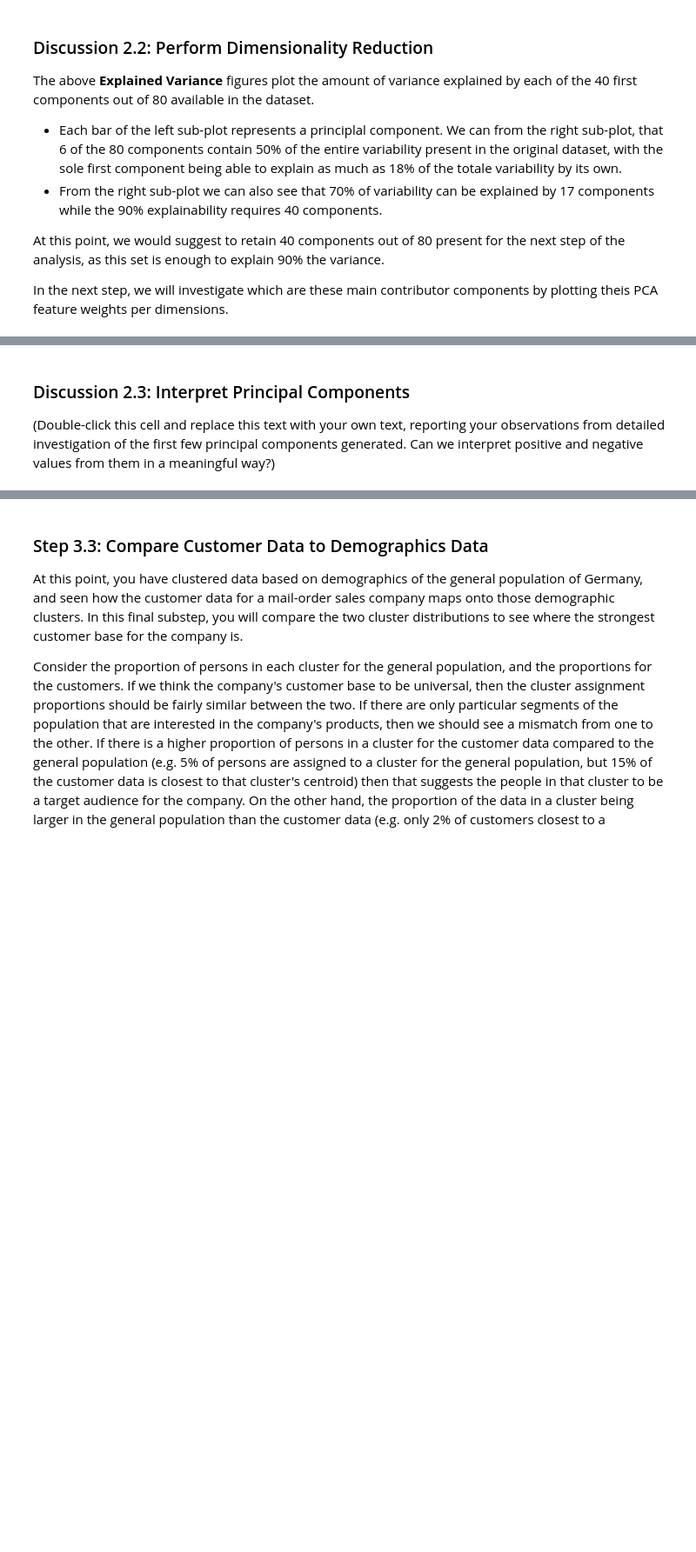
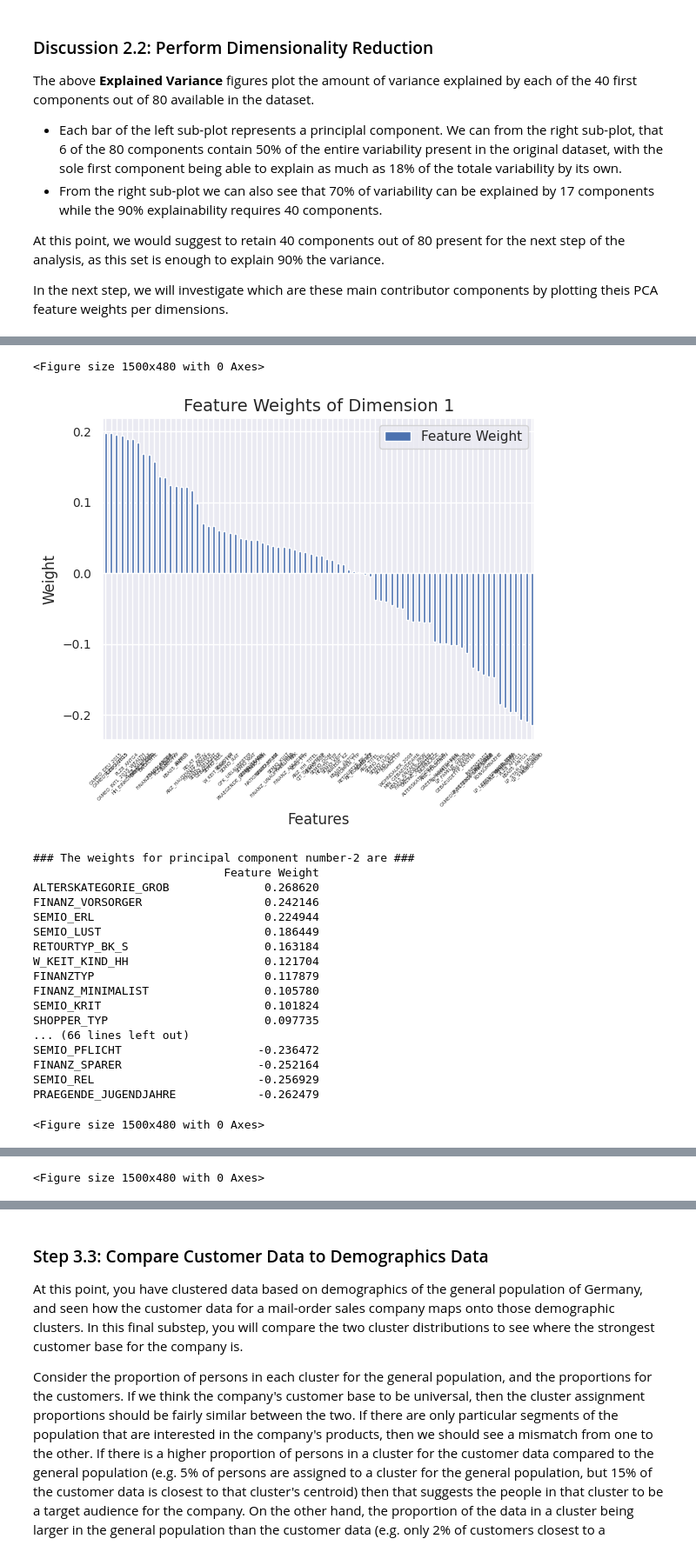
Before and after one commit to fab7/LESSONS-Unsupervised-Learning, a Jupyter notebook: project/Identify_Customer_Segments.ipynb, the cells around one changed output, grey strips where cells are left out. Shown at 87% size. Saved outputs shown, nothing was run; the diff lists cells and outputs as text; code cells hidden in the pictures; blank space fills up the shorter version.

```diff
--- a/project/Identify_Customer_Segments.ipynb
+++ b/project/Identify_Customer_Segments.ipynb
@@ -1104,7 +1119,7 @@ data_raw = pd.read_csv('./Udacity_AZDIAS_Subset.csv', sep=';')
 # Reload the feature summary file
 info_raw = pd.read_csv('./AZDIAS_Feature_Summary.csv', sep=';')
 
-data, info = clean_data(data_raw, info_raw)
+data, info = clean_data(data_raw, info_raw, verbose=1)
 
 nan_test = data.isna()
 if nan_test.sum().sum() != 0:
@@ -1281,12 +1313,13 @@ def plot_pca_results(dataset, pca, dim, verbose=0):
     # Extract the weights of dimension 'd'
     weights_dim = feature_weights[dim-1]
 
-    # Take the absolute values of the weights
-    abs_weights = abs(weights_dim)
+    # If you'd prefer the absolute values of the weights
+    if 0:
+        weights_dim = abs(weights_dim)
 
     # Create a dataframe with the feature weights of dimension 'd'
     feature_names = data_ss.columns
-    df_weights_dim = pd.DataFrame(data=abs_weights,
+    df_weights_dim = pd.DataFrame(data=weights_dim,
                                   columns=['Feature Weight'],
                                   index=feature_names)
 
@@ -1295,34 +1328,31 @@ def plot_pca_results(dataset, pca, dim, verbose=0):
                                                 ascending=False)
 
     # Select a set of top contributors
-    top_selection = (int)(pca.components_.shape[1]/2)
+    top_selection = (int)(pca.components_.shape[1]/1)
     top_features = df_weights_dim[:top_selection]
 
     if verbose > 0:
-        print(f"### The weights for principal component number {dim} are ###")
+        print(f"### The weights for principal component number-{dim} are ###")
         print(top_features)
 
     # Create a new figure with the specified height
-    fig = plt.figure(figsize=(15, 4))
+    #fig = plt.figure(figsize=(20, 4))
+    plt.figure().set_figwidth(15)
 
     # Bar plot the weights
     top_features.plot.bar()
 
     # Set the title and labels for the plot
     title = f"Feature Weights of Dimension {dim}"
-    plt.title(title)
-    plt.xlabel('Features')
-    plt.ylabel('Weight')
+    plt.title(title, fontsize=14)
+    plt.xlabel('Features', fontsize=12)
+    plt.ylabel('Weight', fontsize=12)
 
-    # Rotate the x-axis labels by 45 degrees and dercreas font size
-    plt.xticks(rotation=45, fontsize=7)
+    # Rotate the x-axis labels by 45 degrees and decrease font size
+    plt.xticks(rotation=45, fontsize=4)
+
+    # Decrease font size of yticks
+    plt.yticks(fontsize=10)
 
     # Display the plot
     plt.show()
-
-
-###############################################################################
-##
-##
-for d in range (1, 4):
-    plot_pca_results(data_ss, pca, d, verbose=1)
@@ -1387,4 +1359,9 @@ INNENSTADT                   0.033935
-# %% [markdown]
-### Discussion 2.3: Interpret Principal Components
-
-(Double-click this cell and replace this text with your own text, reporting your observations from detailed investigation of the first few principal components generated. Can we interpret positive and negative values from them in a meaningful way?)
+# %%
+###############################################################################
+## Plot the weights of the first 3 principal components and print the the    ##
+## linked values, sorted by weight.                                          ##
+###############################################################################
+max_dimensions = 4
+for d in range (1, max_dimensions):
+    plot_pca_results(data_ss, pca, d, verbose=1)
+# %% [output]
@@ -1390,0 +1385,20 @@ INNENSTADT                   0.033935
+<Figure size 1500x480 with 0 Axes>
+[figure, added]
+### The weights for principal component number-2 are ###
+                            Feature Weight
+ALTERSKATEGORIE_GROB              0.268620
+FINANZ_VORSORGER                  0.242146
+SEMIO_ERL                         0.224944
+SEMIO_LUST                        0.186449
+RETOURTYP_BK_S                    0.163184
+W_KEIT_KIND_HH                    0.121704
+FINANZTYP                         0.117879
+FINANZ_MINIMALIST                 0.105780
+SEMIO_KRIT                        0.101824
+SHOPPER_TYP                       0.097735
+... (66 lines left out)
+SEMIO_PFLICHT                    -0.236472
+FINANZ_SPARER                    -0.252164
+SEMIO_REL                        -0.256929
+PRAEGENDE_JUGENDJAHRE            -0.262479
+<Figure size 1500x480 with 0 Axes>
@@ -1390,0 +1423 @@ INNENSTADT                   0.033935
+<Figure size 1500x480 with 0 Axes>
```
Also changed, not shown: parts of 34 cells of this notebook.
